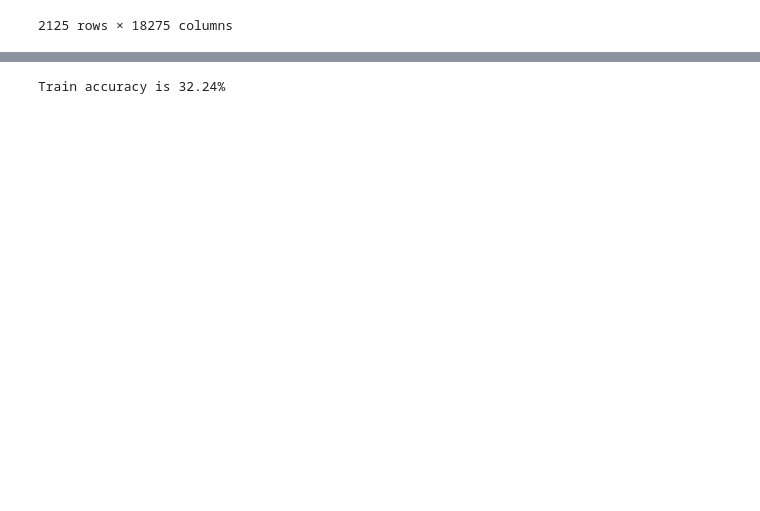
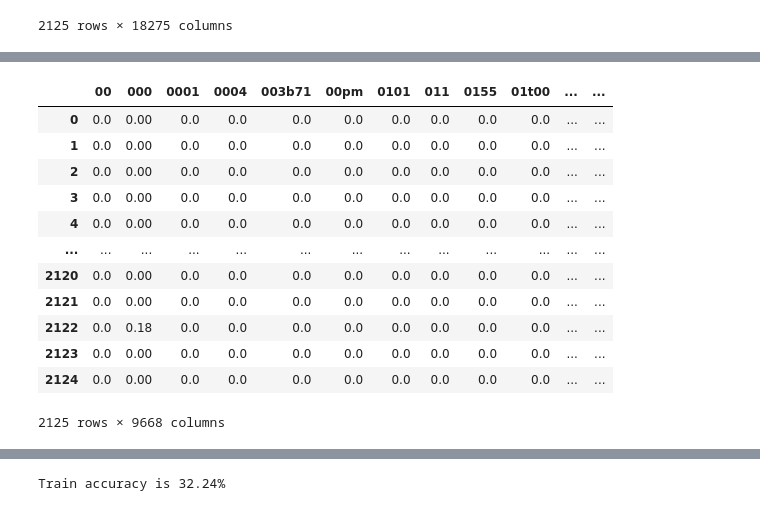
Before and after one commit to CSML1030/capstone, a Jupyter notebook: analysis.ipynb, the cells around one changed output, grey strips where cells are left out. Cells and saved outputs as stored; diff of their text form; code cells hidden in the pictures; blank space fills up the shorter version.

```diff
--- a/analysis.ipynb
+++ b/analysis.ipynb
@@ -336,0 +339,19 @@ feature_df
+# %%
+def sanitize_phrase(text):
+    text = str(text)
+    phrase = decontracted(text)
+    tokens = casual_tokenize(phrase, reduce_len=True, strip_handles=True)
+    normalized_tokens = [x.lower() for x in tokens]  #  convert to all lowercase
+    filtered_tokens = [x for x in normalized_tokens if x not in sklearn_stop_words]  #  filter stop words
+    filtered_tokens = [x for x in filtered_tokens if x and x not in "- \t\n.\"':[...][\\]()/[br]<>*~,;!?"]  #  filter punctuations
+    lemmatized_tokes = [lemmatizer.lemmatize(t) for t in tokens]  # perform lemmatization
+    stemmed_tokens = [stemmer.stem(w) for w in filtered_tokens]  # perform stemming
+    return " ".join(stemmed_tokens)
+# %%
+# tf-idf does not play well with part-of-speech tagging so we need plain text
+training_df['sani_desc'] = training_df['Organization - CB Description'].apply(sanitize_phrase)
+training_df['sani_indust'] = training_df['Organization - CB Industries'].apply(sanitize_phrase)
+training_df['sani_key'] = training_df['Keyword'].apply(sanitize_phrase)
+training_df['sani_metakey'] = training_df['MetaKeyword'].apply(sanitize_phrase)
+training_df['sani_metadesc'] = training_df['MetaDescription'].apply(sanitize_phrase)
+training_df
@@ -336,0 +372,7 @@ feature_df
+# %%
+training_df['sanitized'] = training_df['sani_desc'].apply(lambda x: '' if x == 'nan' else x)
+training_df['sanitized'] = training_df['sanitized'] + training_df['sani_indust'].apply(lambda x: '' if x == 'nan' else ' ' + x)
+training_df['sanitized'] = training_df['sanitized'] + training_df['sani_key'].apply(lambda x: '' if x == 'nan' else ' ' + x)
+training_df['sanitized'] = training_df['sanitized'] + training_df['sani_metakey'].apply(lambda x: '' if x == 'nan' else ' ' + x)
+training_df['sanitized'] = training_df['sanitized'] + training_df['sani_metadesc'].apply(lambda x: '' if x == 'nan' else ' ' + x)
+training_df
@@ -336,0 +393,23 @@ feature_df
+# %%
+from sklearn.feature_extraction.text import TfidfVectorizer
+
+tv = TfidfVectorizer(min_df=0., max_df=1., use_idf=True)
+tv_matrix = tv.fit_transform(training_df['sanitized'])
+tv_matrix = tv_matrix.toarray()
+vocab = tv.get_feature_names()
+tfidf_df = pd.DataFrame(np.round(tv_matrix, 2), columns=vocab)
+tfidf_df
+# %% [output]
+|  | 00 | 000 | 0001 | 0004 | 003b71 | 00pm | 0101 | 011 | 0155 | 01t00 | ... | ... |
+| 0 | 0.0 | 0.00 | 0.0 | 0.0 | 0.0 | 0.0 | 0.0 | 0.0 | 0.0 | 0.0 | ... | ... |
+| 1 | 0.0 | 0.00 | 0.0 | 0.0 | 0.0 | 0.0 | 0.0 | 0.0 | 0.0 | 0.0 | ... | ... |
+| 2 | 0.0 | 0.00 | 0.0 | 0.0 | 0.0 | 0.0 | 0.0 | 0.0 | 0.0 | 0.0 | ... | ... |
+| 3 | 0.0 | 0.00 | 0.0 | 0.0 | 0.0 | 0.0 | 0.0 | 0.0 | 0.0 | 0.0 | ... | ... |
+| 4 | 0.0 | 0.00 | 0.0 | 0.0 | 0.0 | 0.0 | 0.0 | 0.0 | 0.0 | 0.0 | ... | ... |
+| ... | ... | ... | ... | ... | ... | ... | ... | ... | ... | ... | ... | ... |
+| 2120 | 0.0 | 0.00 | 0.0 | 0.0 | 0.0 | 0.0 | 0.0 | 0.0 | 0.0 | 0.0 | ... | ... |
+| 2121 | 0.0 | 0.00 | 0.0 | 0.0 | 0.0 | 0.0 | 0.0 | 0.0 | 0.0 | 0.0 | ... | ... |
+| 2122 | 0.0 | 0.18 | 0.0 | 0.0 | 0.0 | 0.0 | 0.0 | 0.0 | 0.0 | 0.0 | ... | ... |
+| 2123 | 0.0 | 0.00 | 0.0 | 0.0 | 0.0 | 0.0 | 0.0 | 0.0 | 0.0 | 0.0 | ... | ... |
+| 2124 | 0.0 | 0.00 | 0.0 | 0.0 | 0.0 | 0.0 | 0.0 | 0.0 | 0.0 | 0.0 | ... | ... |
+2125 rows × 9668 columns
```
Also changed, not shown: parts of 8 cells of this notebook.
